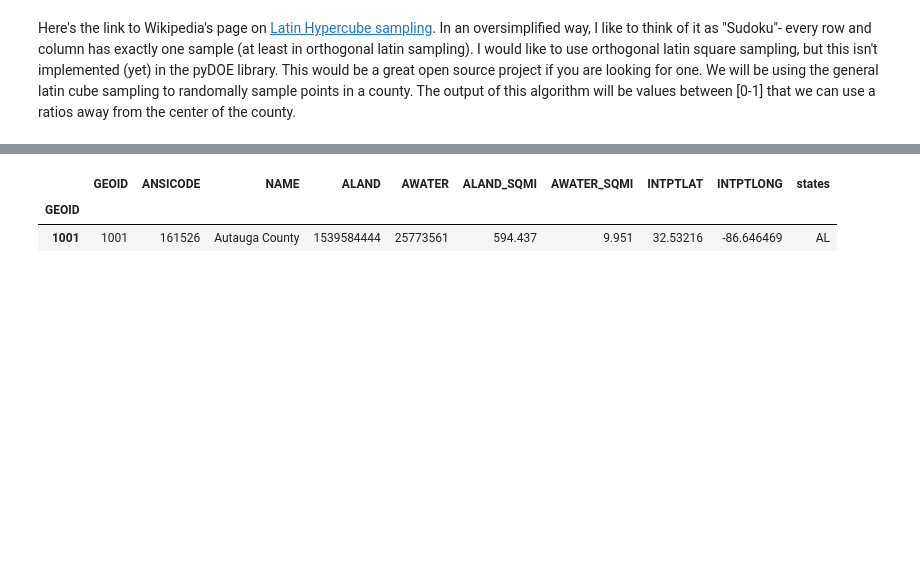
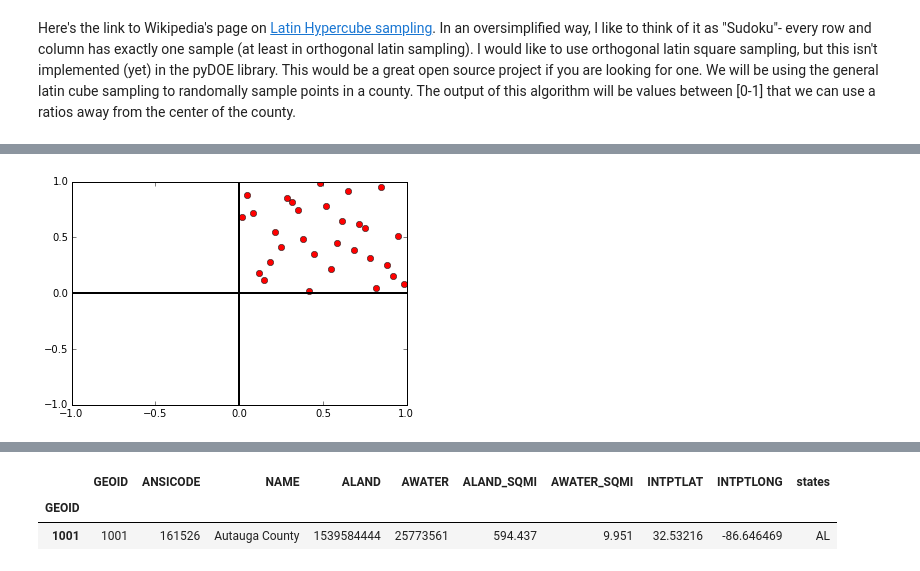
Before and after one commit to benlawson/intro-to-data, a Jupyter notebook: Intro-to-sampling.ipynb, the cells around one changed output, grey strips where cells are left out. Saved outputs shown, nothing was run; the diff lists cells and outputs as text; code cells hidden in the pictures; blank space fills up the shorter version.

Commit message:
add plots to guide latin sq understanding

```diff
--- a/Intro-to-sampling.ipynb
+++ b/Intro-to-sampling.ipynb
@@ -10,0 +34,7 @@ Here's the link to Wikipedia's page on [Latin Hypercube sampling](https://en.wik
+# %%
+plt.plot(zip(*a)[0], zip(*a)[1], 'ro')
+plt.plot([0, 0], [-1,1], 'k-', lw=2)
+plt.plot([-1, 1], [0,0], 'k-', lw=2)
+plt.show()
+# %% [output]
+[figure, added]
```
Also changed, not shown: parts of 6 cells of this notebook, 1 other file.
